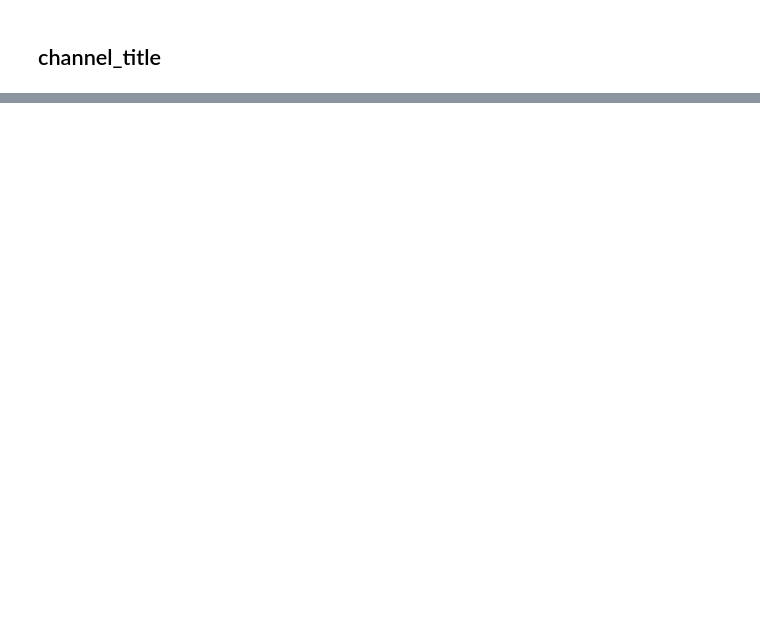
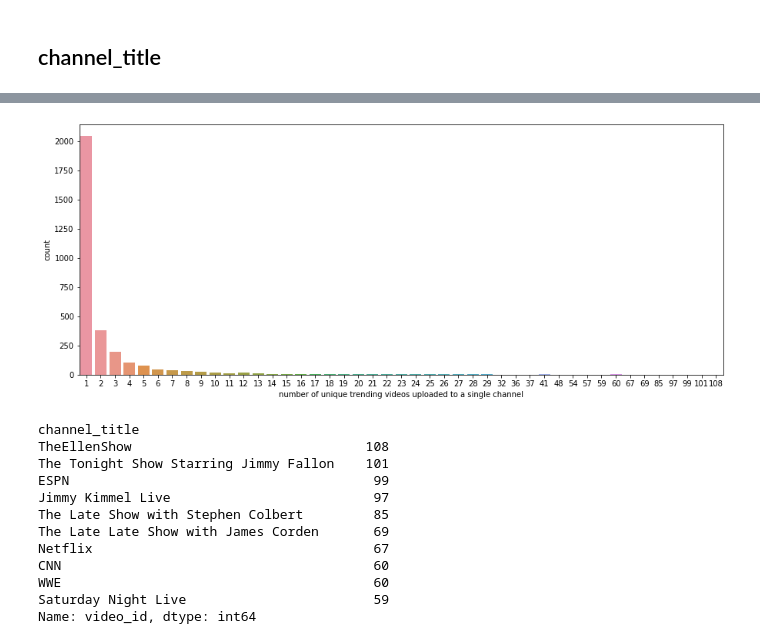
Before and after one commit to hejmsdz/youtube-trending-prediction, a Jupyter notebook: notebooks/01_text_attributes.ipynb, the cells around one changed output, grey strips where cells are left out. Drawn from its saved outputs; the diff is of its cells as text; code cells hidden in the pictures; blank space fills up the shorter version.

```diff
--- a/notebooks/01_text_attributes.ipynb
+++ b/notebooks/01_text_attributes.ipynb
@@ -265,0 +327,21 @@ Name: title, dtype: float64
+# %%
+counts = vids.groupby('channel_title')['video_id'].nunique()
+plt.figure(figsize=(15, 6))
+ax = sbs.countplot(counts)
+ax.set(xlabel='number of unique trending videos uploaded to a single channel')
+plt.show()
+counts.nlargest(10)
+# %% [output]
+[figure, added]
+channel_title
+TheEllenShow                              108
+The Tonight Show Starring Jimmy Fallon    101
+ESPN                                       99
+Jimmy Kimmel Live                          97
+The Late Show with Stephen Colbert         85
+The Late Late Show with James Corden       69
+Netflix                                    67
+CNN                                        60
+WWE                                        60
+Saturday Night Live                        59
+Name: video_id, dtype: int64
```
Also changed, not shown: parts of 13 cells of this notebook.
